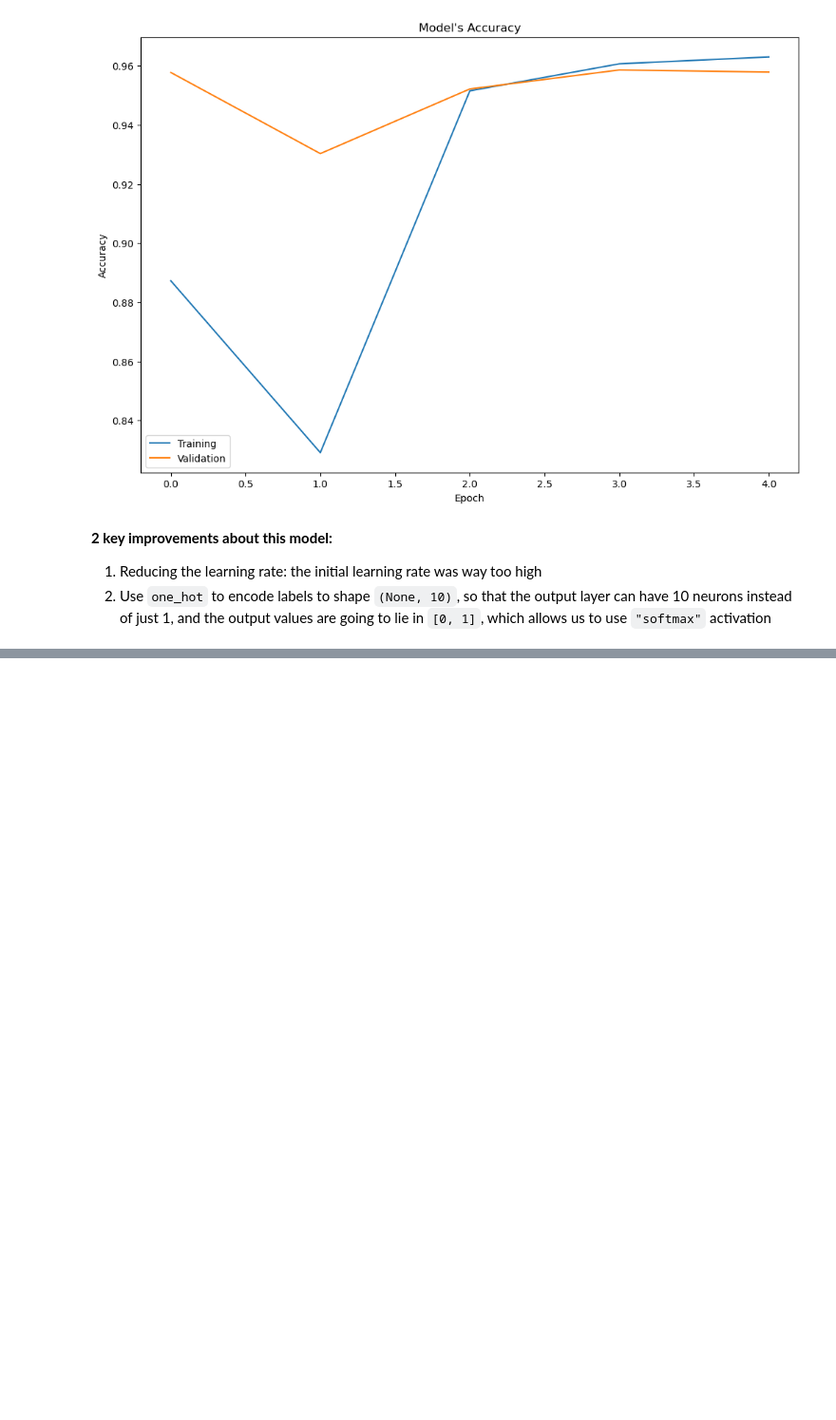
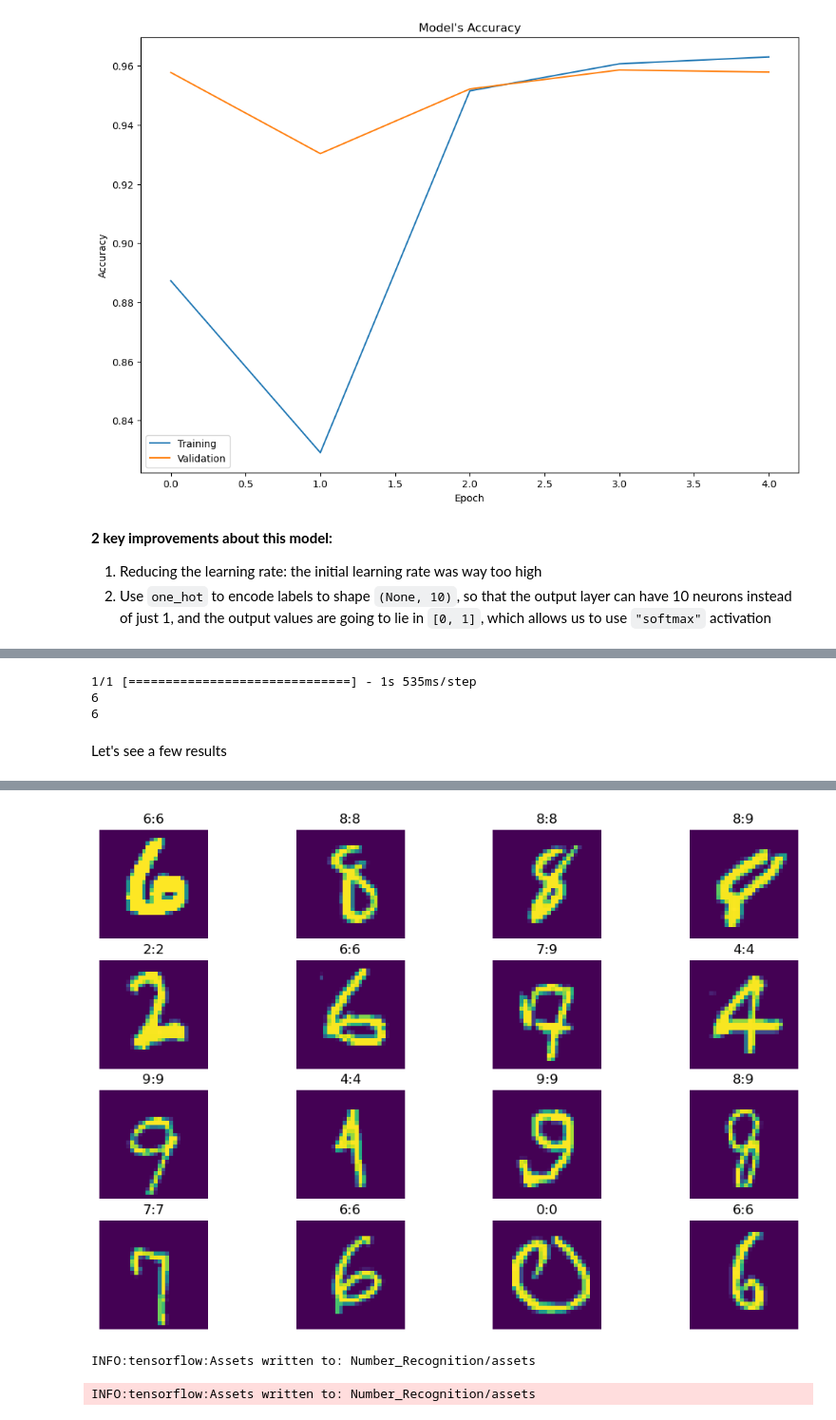
Before and after one commit to DangGiaChi/ML_Projects, a Jupyter notebook: Number_Recognition/Number_Recognition.ipynb, the cells around one changed output, grey strips where cells are left out. Shown at 95% size. Drawn from its saved outputs; the diff is of its cells as text; code cells hidden in the pictures; blank space fills up the shorter version.

Commit message:
Model and Evaluation completed

```diff
--- a/Number_Recognition/Number_Recognition.ipynb
+++ b/Number_Recognition/Number_Recognition.ipynb
@@ -217,0 +220,2 @@ plt.show();
+# %%
+test = test_dataset.batch(1)
@@ -217,0 +227,25 @@ plt.show();
+# %%
+def one_hot_to_label(array):
+    return str(array.argmax())
+# %%
+a = relu_model.predict(test.take(1))
+print(one_hot_to_label(a))
+for (img, label) in test.take(1):
+    print(one_hot_to_label(np.array(label)))
+# %% [output]
+1/1 [==============================] - 1s 535ms/step
+6
+6
+# %% [markdown]
+Let's see a few results
+# %%
+plt.figure(figsize=(12, 8))
+
+for i, (img, label) in enumerate(test.take(16)):
+    ax = plt.subplot(4, 4, i+1)
+    plt.imshow(img[0])
+    plt.title(one_hot_to_label(np.array(label)) + ":" + one_hot_to_label(relu_model.predict(img)))
+    plt.axis("off")
+
+plt.show();
+# %% [output]
@@ -217,0 +268,6 @@ plt.show();
+[figure, added]
+# %%
+relu_model.save("Number_Recognition")
+# %% [output]
+INFO:tensorflow:Assets written to: Number_Recognition/assets
+INFO:tensorflow:Assets written to: Number_Recognition/assets
```
Also changed, not shown: parts of 3 cells of this notebook, 5 other files.
